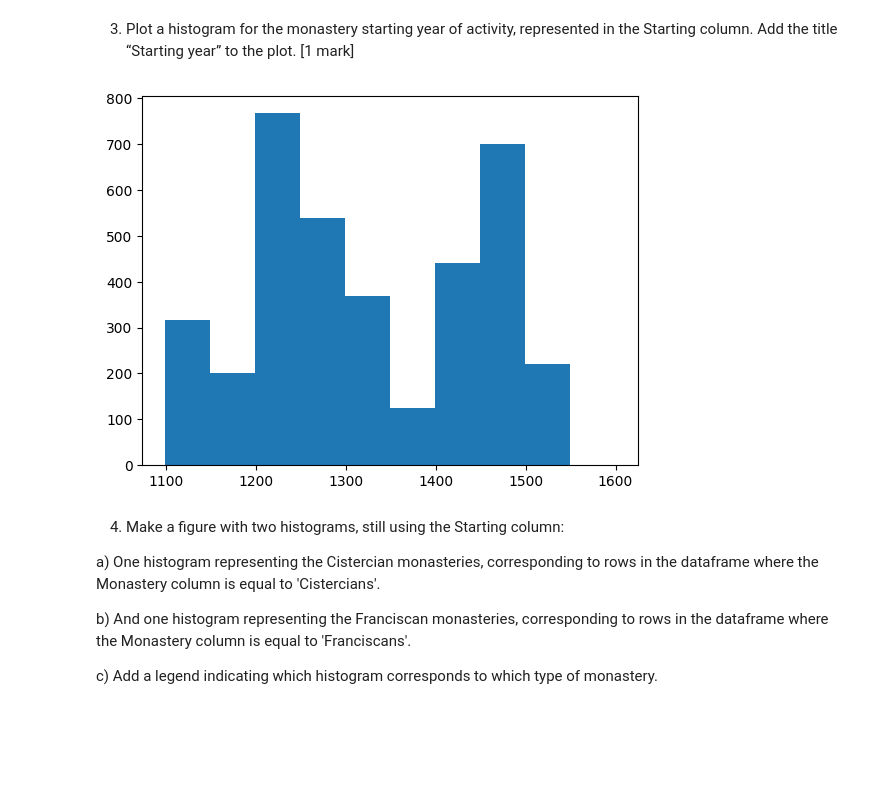
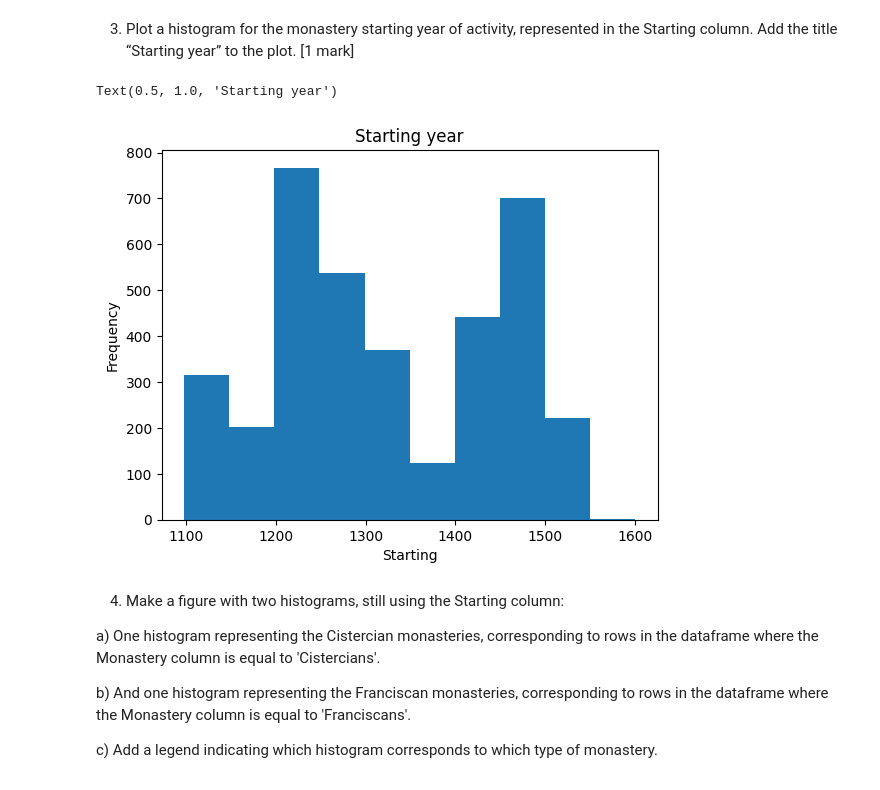
Before and after one commit to Hayai1/machine-learning-course-work, a Jupyter notebook: template-COM1011-STUDENTNUMBER.ipynb, the cells around one changed output. Cells and saved outputs as stored; diff of their text form; code cells hidden in the pictures; blank space fills up the shorter version.

```diff
--- a/template-COM1011-STUDENTNUMBER.ipynb
+++ b/template-COM1011-STUDENTNUMBER.ipynb
@@ -54,8 +53,12 @@ ax = plt.scatter(df1['Longitude'], df1['Latitude'], c=df1['Monastery_index'], cm
 Add the title “Starting year” to the plot. [1 mark]
 # %%
 ax = plt.hist(df1['Starting'])
+plt.xlabel('Starting')
+plt.ylabel('Frequency')
+plt.title('Starting year')
 # %% [output]
+Text(0.5, 1.0, 'Starting year')
-[figure, old version]
+[figure, new version]
 # %% [markdown]
 4. Make a figure with two histograms, still using the Starting column:
 
```
Also changed, not shown: parts of 62 cells of this notebook.
